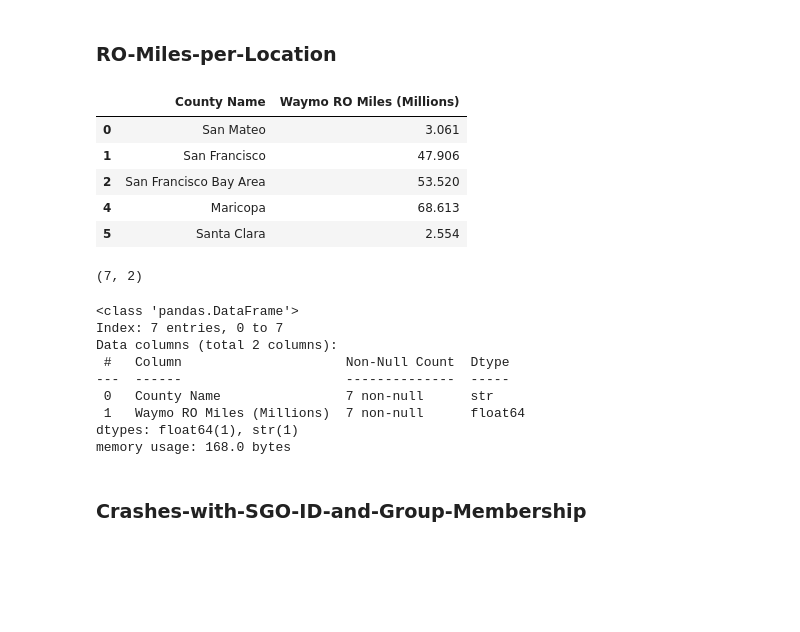
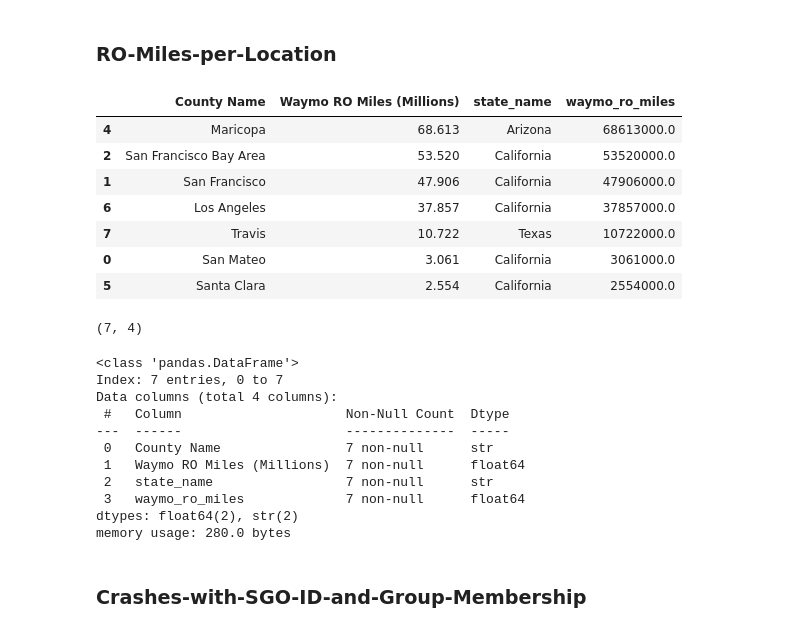
Before and after one commit to DiegoTorrealba/waymo-crashes, a Jupyter notebook: notebooks/data-exploration.ipynb, the cells around one changed output. Saved outputs shown, nothing was run; the diff lists cells and outputs as text; code cells hidden in the pictures; blank space fills up the shorter version.

Commit message:
looking into travis county waymo crash data

```diff
--- a/notebooks/data-exploration.ipynb
+++ b/notebooks/data-exploration.ipynb
@@ -25,30 +42,49 @@ mi_and_benchmark_crashes_for_dynamic_benchmark = pd.read_csv("../data/raw/csv4-M
+# %%
+county_to_states = {
+    'San Mateo': 'California',
+    'San Francisco': 'California',
+    'San Francisco Bay Area': 'California',
+    'Maricopa': 'Arizona',
+    'Santa Clara': 'California',
+    'Los Angeles': 'California',
+    'Travis': 'Texas'
+}
 # %% [markdown]
 ### RO-Miles-per-Location
 # %%
-ro_mi_per_location.head(5)
+ro_mi_per_location["state_name"] = ro_mi_per_location["County Name"].map(county_to_states)
+
+ro_mi_per_location_og = ro_mi_per_location[["County Name", "state_name", "Waymo RO Miles (Millions)"]].sort_values("Waymo RO Miles (Millions)", ascending=False).rename({"County Name": "county_name", "Waymo RO Miles (Millions)": "waymo_ro_miles"}, axis=1)
+
+ro_mi_per_location["waymo_ro_miles"] = ro_mi_per_location_og["waymo_ro_miles"] * 1000000
+ro_mi_per_location.sort_values('waymo_ro_miles', ascending=False)
 # %% [output]
-|  | County Name | Waymo RO Miles (Millions) |
-| 0 | San Mateo | 3.061 |
-| 1 | San Francisco | 47.906 |
-| 2 | San Francisco Bay Area | 53.520 |
-| 4 | Maricopa | 68.613 |
-| 5 | Santa Clara | 2.554 |
+|  | County Name | Waymo RO Miles (Millions) | state_name | waymo_ro_miles |
+| 4 | Maricopa | 68.613 | Arizona | 68613000.0 |
+| 2 | San Francisco Bay Area | 53.520 | California | 53520000.0 |
+| 1 | San Francisco | 47.906 | California | 47906000.0 |
+| 6 | Los Angeles | 37.857 | California | 37857000.0 |
+| 7 | Travis | 10.722 | Texas | 10722000.0 |
+| 0 | San Mateo | 3.061 | California | 3061000.0 |
+| 5 | Santa Clara | 2.554 | California | 2554000.0 |
 # %%
 ro_mi_per_location.shape
 # %% [output]
-(7, 2)
+(7, 4)
 # %%
 ro_mi_per_location.info()
 # %% [output]
 <class 'pandas.DataFrame'>
 Index: 7 entries, 0 to 7
-Data columns (total 2 columns):
+Data columns (total 4 columns):
  #   Column                     Non-Null Count  Dtype
 ---  ------                     --------------  -----
  0   County Name                7 non-null      str
  1   Waymo RO Miles (Millions)  7 non-null      float64
-dtypes: float64(1), str(1)
-memory usage: 168.0 bytes
+ 2   state_name                 7 non-null      str
+ 3   waymo_ro_miles             7 non-null      float64
+dtypes: float64(2), str(2)
+memory usage: 280.0 bytes
 # %% [markdown]
 ### Crashes-with-SGO-ID-and-Group-Membership
 # %%
```
Also changed, not shown: parts of 16 cells of this notebook.
